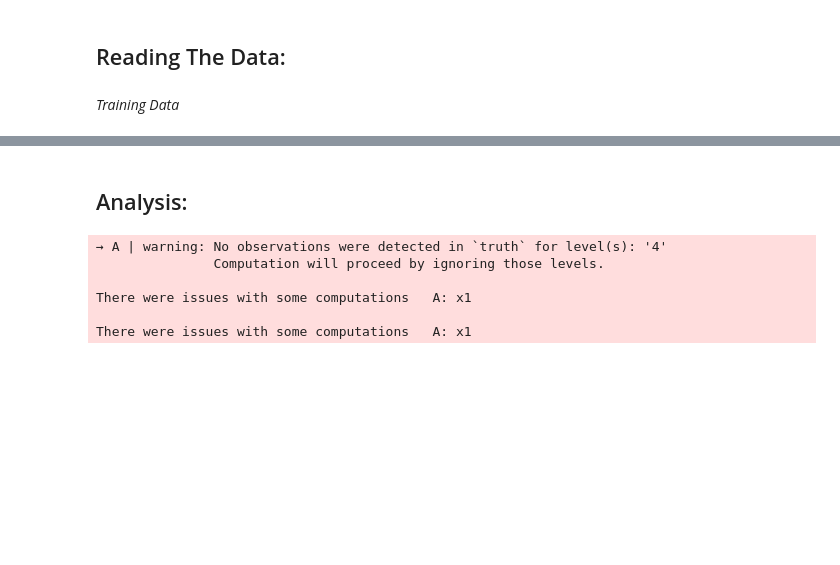
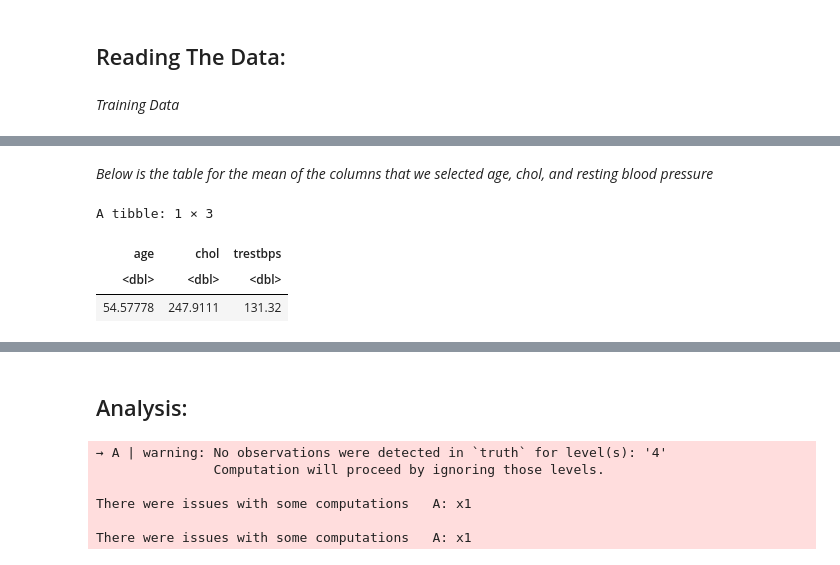
Before and after one commit to JJyang30/DSCI100-019-Group-Project, a Jupyter notebook: Final_Dsci_Project.ipynb, the cells around one changed output, grey strips where cells are left out. Cells and saved outputs as stored; diff of their text form; code cells hidden in the pictures; blank space fills up the shorter version.

```diff
--- a/Final_Dsci_Project.ipynb
+++ b/Final_Dsci_Project.ipynb
@@ -91,0 +90,12 @@ A data.frame: 303 × 4
+# %% [markdown]
+*Below is the table for the mean of the columns that we selected age, chol, and resting blood pressure*
+# %%
+column_mean <- heart_data_train |>
+    select(age, chol, trestbps)|>
+    map_df(mean)
+column_mean
+# %% [output]
+A tibble: 1 × 3
+| age | chol | trestbps |
+| <dbl> | <dbl> | <dbl> |
+| 54.57778 | 247.9111 | 131.32 |
```
Also changed, not shown: parts of 15 cells of this notebook, 1 other file.
